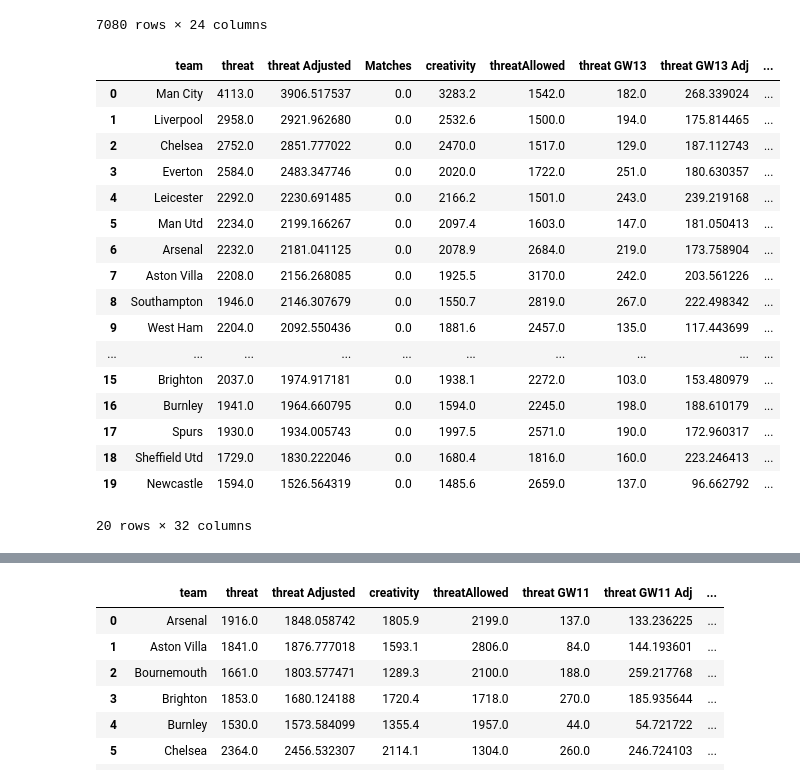
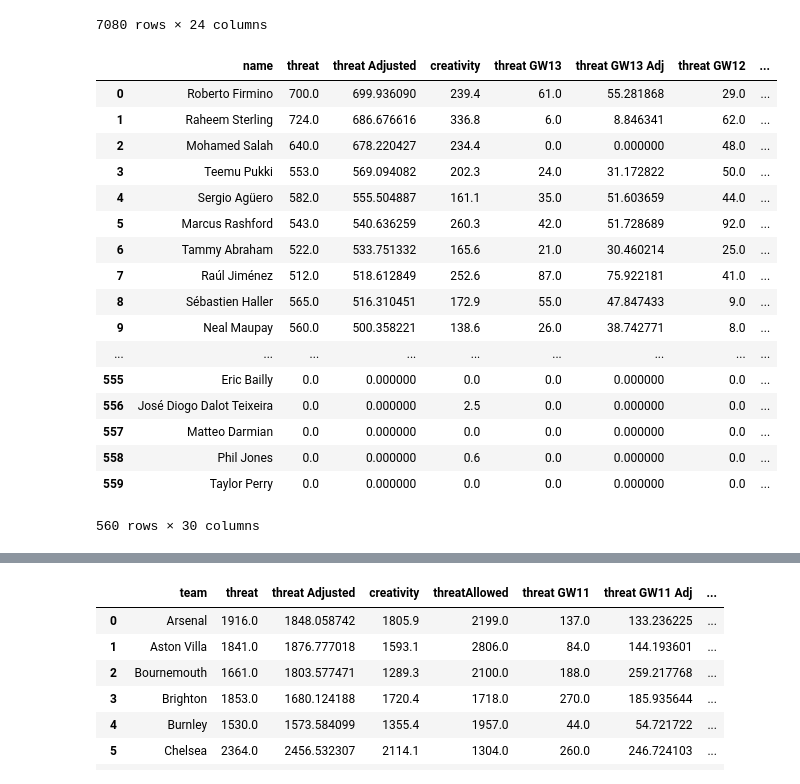
Before and after one commit to sminata/tikeve.github.io, a Jupyter notebook: brr.ipynb, the cells around one changed output, grey strips where cells are left out. Drawn from its saved outputs; the diff is of its cells as text; code cells hidden in the pictures.

```diff
--- a/brr.ipynb
+++ b/brr.ipynb
@@ -10,6 +10,34 @@ url1 = "https://fantasy.premierleague.com/api/bootstrap-static/"
 url2 = "https://fantasy.premierleague.com/api/entry/698498/history/"
 url3 = "https://fantasy.premierleague.com/api/event/6/live/"
 url4 = "https://fantasy.premierleague.com/api/fixtures"
+
+#NaNs to zeros
+def toint(a):
+    if np.isnan(a):
+        return 0
+    else: return int(a)
+
+#If no matches played not to devide by zero
+def noZ(a):
+    b = a.copy()
+    for i in range(len(b)):
+        if b[i] == 0:
+            b[i]=1
+    return b
+
+#Figuring out ended lastGameweek   lastGW
+
+if Fixtures.at[1,'minutes'] != 90:
+    lastGW = 0
+elif Fixtures.at[len(Fixtures)-1,'minutes'] == 90:
+    lastGW = Fixtures.at[len(Fixtures)-1,'event']
+else:
+    for i in range(1,len(Fixtures)):
+        if Fixtures.at[i,'minutes'] != 90:
+            lastGW = Fixtures.at[i-1,'event']
+            break
+lastGW = int(lastGW)
+
 
 p1 = requests.get(url1)
 page1 = BeautifulSoup(p1.text)
@@ -118,11 +146,13 @@ Gameweeks
 | 13561 | 0 | 0 | 0 | 0 | 0.0 | 0 | 0 | 0.0 | ... |
 7080 rows × 24 columns
 # %%
+#NaNs to zeros
 def toint(a):
     if np.isnan(a):
         return 0
     else: return int(a)
 
+#If no matches played not to devide by zero
 def noZ(a):
     b = a.copy()
     for i in range(len(b)):
@@ -183,52 +213,52 @@ for j in range(lastGW,0,-1):
                                              for i in range(1,team_number+1)]
 
     TablePlayers['threat GW'+str(j)+' Adj'] = [TablePlayers.at[i,'threat GW'+str(j)]*threatAllowedAv/ \
     TableTeams.at[toint(Gameweeks[(Gameweeks['id']==TablePlayers.iat[i,0])& \
                                 (Gameweeks['gameweek']==j)]['teamAgainst'].mean()-1), \
                   'threatAllowed'] for i in range(len(TablePlayers))]
 
     TableTeams['threat Adjusted'] = TableTeams['threat Adjusted'] + TableTeams['threat GW'+str(j)+' Adj']
     TablePlayers['threat Adjusted'] = TablePlayers['threat Adjusted'] + TablePlayers['threat GW'+str(j)+' Adj']
     #pd.to_numeric(TableTeams['threat GW'+str(j)+' Adj'], downcast = 'integer')
 
 
 #Запись таблиц
 
 TableTeamsToWrite = TableTeams.copy()
 del TableTeamsToWrite['id']
 TableTeamsToWrite.sort_values('threat Adjusted', ascending = False, inplace = True)
 TableTeamsToWrite = TableTeamsToWrite.reset_index(drop = True)
 TableTeamsToWrite.to_excel('TableTeams.xlsx')
 
 TablePlayersToWrite = TablePlayers.copy()
 del TablePlayersToWrite['id']
 TablePlayersToWrite.sort_values('threat Adjusted', ascending = False, inplace = True)
 TablePlayersToWrite = TablePlayersToWrite.reset_index(drop = True)
 TablePlayersToWrite.to_excel('TablePlayers.xlsx')
 
 
 
 Gameweeks[Gameweeks['team']==5]['threat'].sum()
-TableTeamsToWrite
+TablePlayersToWrite
 # %% [output]
-|  | team | threat | threat Adjusted | Matches | creativity | threatAllowed | threat GW13 | threat GW13 Adj | ... |
-| 0 | Man City | 4113.0 | 3906.517537 | 0.0 | 3283.2 | 1542.0 | 182.0 | 268.339024 | ... |
-| 1 | Liverpool | 2958.0 | 2921.962680 | 0.0 | 2532.6 | 1500.0 | 194.0 | 175.814465 | ... |
-| 2 | Chelsea | 2752.0 | 2851.777022 | 0.0 | 2470.0 | 1517.0 | 129.0 | 187.112743 | ... |
-| 3 | Everton | 2584.0 | 2483.347746 | 0.0 | 2020.0 | 1722.0 | 251.0 | 180.630357 | ... |
-| 4 | Leicester | 2292.0 | 2230.691485 | 0.0 | 2166.2 | 1501.0 | 243.0 | 239.219168 | ... |
-| 5 | Man Utd | 2234.0 | 2199.166267 | 0.0 | 2097.4 | 1603.0 | 147.0 | 181.050413 | ... |
-| 6 | Arsenal | 2232.0 | 2181.041125 | 0.0 | 2078.9 | 2684.0 | 219.0 | 173.758904 | ... |
-| 7 | Aston Villa | 2208.0 | 2156.268085 | 0.0 | 1925.5 | 3170.0 | 242.0 | 203.561226 | ... |
-| 8 | Southampton | 1946.0 | 2146.307679 | 0.0 | 1550.7 | 2819.0 | 267.0 | 222.498342 | ... |
-| 9 | West Ham | 2204.0 | 2092.550436 | 0.0 | 1881.6 | 2457.0 | 135.0 | 117.443699 | ... |
-| ... | ... | ... | ... | ... | ... | ... | ... | ... | ... |
-| 15 | Brighton | 2037.0 | 1974.917181 | 0.0 | 1938.1 | 2272.0 | 103.0 | 153.480979 | ... |
-| 16 | Burnley | 1941.0 | 1964.660795 | 0.0 | 1594.0 | 2245.0 | 198.0 | 188.610179 | ... |
-| 17 | Spurs | 1930.0 | 1934.005743 | 0.0 | 1997.5 | 2571.0 | 190.0 | 172.960317 | ... |
-| 18 | Sheffield Utd | 1729.0 | 1830.222046 | 0.0 | 1680.4 | 1816.0 | 160.0 | 223.246413 | ... |
-| 19 | Newcastle | 1594.0 | 1526.564319 | 0.0 | 1485.6 | 2659.0 | 137.0 | 96.662792 | ... |
+|  | name | threat | threat Adjusted | creativity | threat GW13 | threat GW13 Adj | threat GW12 | ... |
+| 0 | Roberto Firmino | 700.0 | 699.936090 | 239.4 | 61.0 | 55.281868 | 29.0 | ... |
+| 1 | Raheem Sterling | 724.0 | 686.676616 | 336.8 | 6.0 | 8.846341 | 62.0 | ... |
+| 2 | Mohamed Salah | 640.0 | 678.220427 | 234.4 | 0.0 | 0.000000 | 48.0 | ... |
+| 3 | Teemu Pukki | 553.0 | 569.094082 | 202.3 | 24.0 | 31.172822 | 50.0 | ... |
+| 4 | Sergio Agüero | 582.0 | 555.504887 | 161.1 | 35.0 | 51.603659 | 44.0 | ... |
+| 5 | Marcus Rashford | 543.0 | 540.636259 | 260.3 | 42.0 | 51.728689 | 92.0 | ... |
+| 6 | Tammy Abraham | 522.0 | 533.751332 | 165.6 | 21.0 | 30.460214 | 25.0 | ... |
+| 7 | Raúl Jiménez | 512.0 | 518.612849 | 252.6 | 87.0 | 75.922181 | 41.0 | ... |
+| 8 | Sébastien Haller | 565.0 | 516.310451 | 172.9 | 55.0 | 47.847433 | 9.0 | ... |
+| 9 | Neal Maupay | 560.0 | 500.358221 | 138.6 | 26.0 | 38.742771 | 8.0 | ... |
+| ... | ... | ... | ... | ... | ... | ... | ... | ... |
+| 555 | Eric Bailly | 0.0 | 0.000000 | 0.0 | 0.0 | 0.000000 | 0.0 | ... |
+| 556 | José Diogo Dalot Teixeira | 0.0 | 0.000000 | 2.5 | 0.0 | 0.000000 | 0.0 | ... |
+| 557 | Matteo Darmian | 0.0 | 0.000000 | 0.0 | 0.0 | 0.000000 | 0.0 | ... |
+| 558 | Phil Jones | 0.0 | 0.000000 | 0.6 | 0.0 | 0.000000 | 0.0 | ... |
+| 559 | Taylor Perry | 0.0 | 0.000000 | 0.0 | 0.0 | 0.000000 | 0.0 | ... |
-20 rows × 32 columns
+560 rows × 30 columns
 # %%
 #Team tables
 
```
Also changed, not shown: parts of 6 cells of this notebook, 9 other files.
